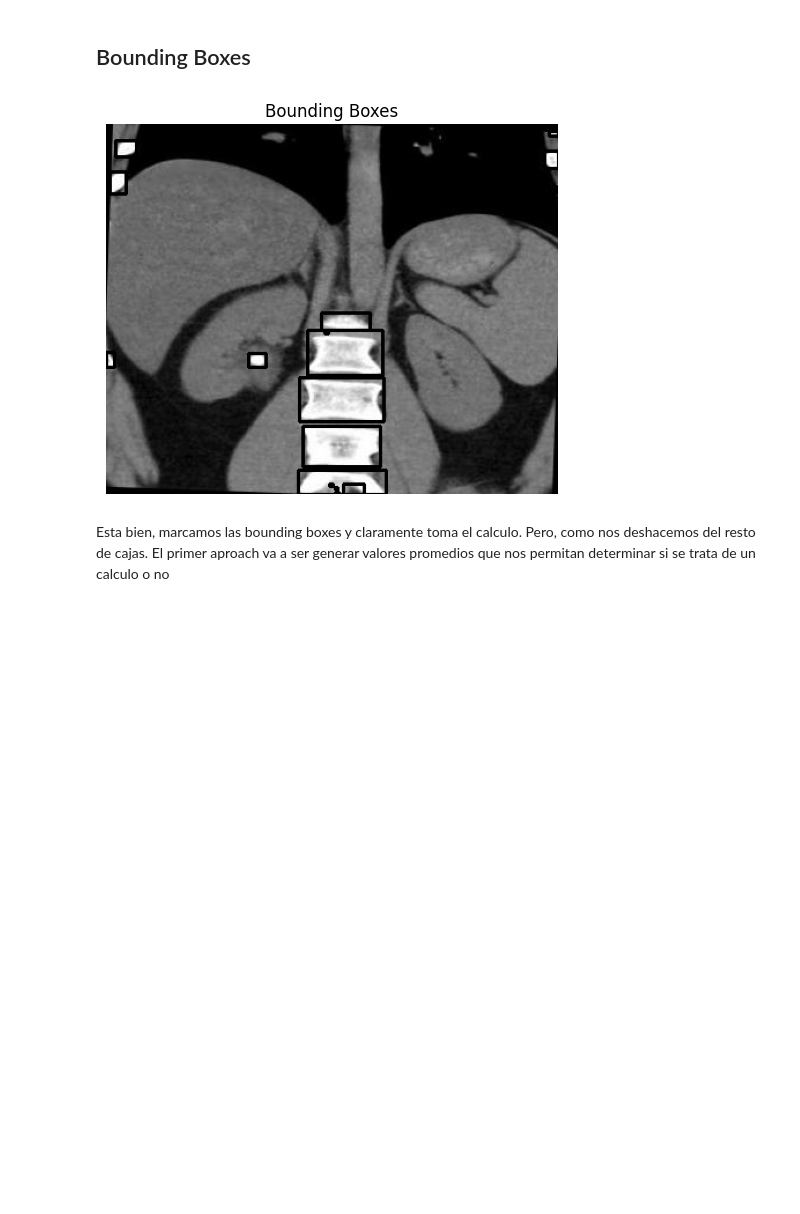
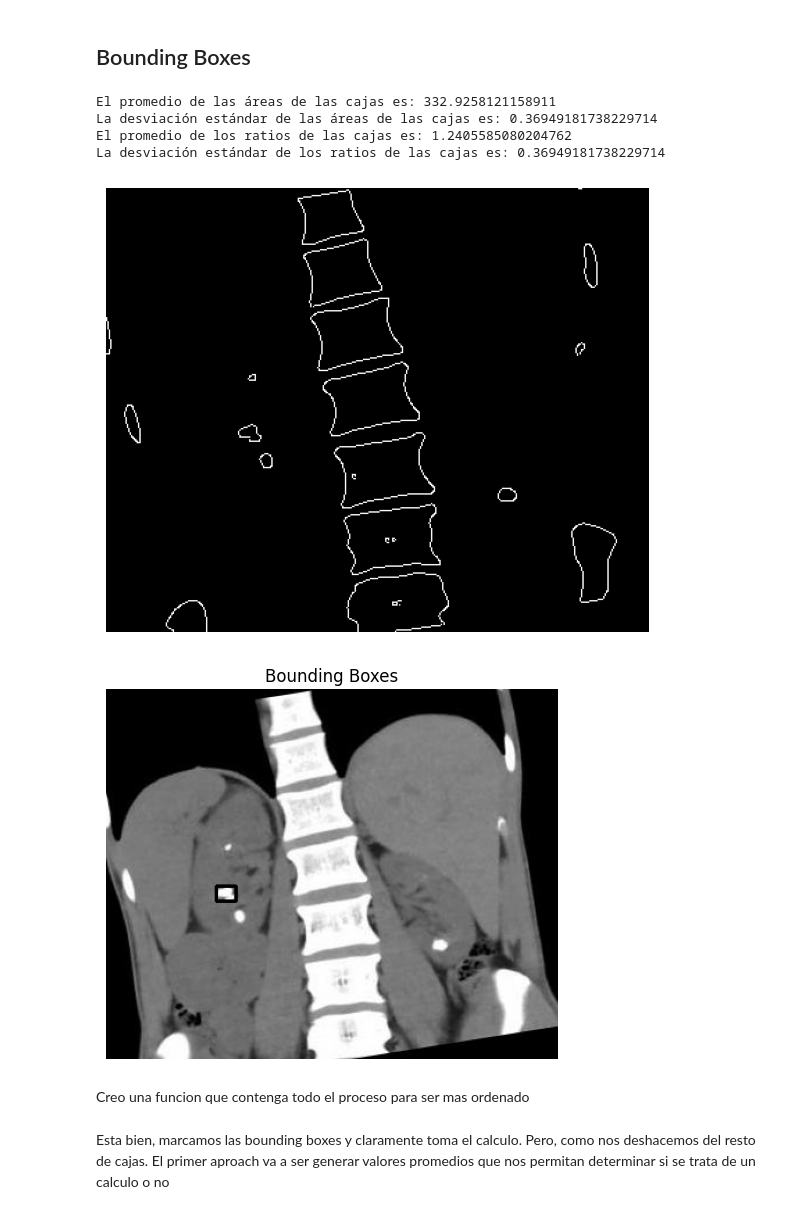
Before and after one commit to Juangonz952/PSIB, a Jupyter notebook: TPs/TP imagenes/TPfinal_IMAGENES.ipynb, the cells around one changed output. Cells and saved outputs as stored; diff of their text form; code cells hidden in the pictures; blank space fills up the shorter version.

```diff
--- a/TPs/TP imagenes/TPfinal_IMAGENES.ipynb
+++ b/TPs/TP imagenes/TPfinal_IMAGENES.ipynb
@@ -74,8 +59,8 @@ for path in train_labels_paths['LabelPath']:
     with open(path, 'r') as file:
         lines = file.read().splitlines()
         separated_values = [line.split() for line in lines]
-        # Convierto los valores a float y los guardo en una lista
-        numeric_values = [[float(value) for value in line] for line in separated_values]
+        # Convierto los valores a float y aplano la lista
+        numeric_values = [float(value) for line in separated_values for value in line]
     train_labels.append(numeric_values)
 # %% [markdown]
 La lista "labels" contiene informacion sobre las dimensiones de las bounding box de cada calculo renal
@@ -209,7 +194,7 @@ for i in range(0, 10):
 [figure]
 [figure]
 # %%
-img=train_images[0]
+img=train_images[1]
 img_cluster, centros=kmeans(img,3,10,0.9)
 fig,ax = plt.subplots(1,2,figsize=(15,5))
 print(centros)
@@ -264,19 +249,53 @@ plt.show()
 # %% [markdown]
 ## Bounding Boxes
+# %%
+def promedios_cajas(labels):
+    Areas = []
+    Ratios = []
+    for i in range(len(labels)):
+        if len(labels[i])>4:
+            for j in range(1,len(labels[i]),5):
+                w = labels[i][j+2]*391
+                h = labels[i][j+3]*320
+                ratio = w/h
+                Ratios.append(ratio)
+                Areas.append(w*h)
+    return np.mean(Areas), np.std(Areas), np.mean(Ratios), np.std(Ratios)
+# %%
+Prom_A, Desv_A,Prom_R,Desv_R = promedios_cajas(train_labels)
+print(f"El promedio de las áreas de las cajas es: {Prom_A}")
+print(f"La desviación estándar de las áreas de las cajas es: {Desv_R}")
+print(f"El promedio de los ratios de las cajas es: {Prom_R}")
+print(f"La desviación estándar de los ratios de las cajas es: {Desv_R}")
+# %% [output]
+El promedio de las áreas de las cajas es: 332.9258121158911
+La desviación estándar de las áreas de las cajas es: 0.36949181738229714
+El promedio de los ratios de las cajas es: 1.2405585080204762
+La desviación estándar de los ratios de las cajas es: 0.36949181738229714
 # %%
-
+Prom_A, Desv_A,Prom_R,Desv_R = promedios_cajas(train_labels)
+img = train_images[15]
+img_cluster, centros=kmeans(img,3,10,0.9)
+imgbin=binarizar(img_cluster,centros)[1]
+img_Canny = cv2.Canny(imgbin, 200, 256)
+plt.figure(figsize=(7,7))
+plt.imshow(img_Canny, cmap="gray",vmin=0, vmax=255)
+plt.axis(False)
+plt.show()
 # Find contours
 contours, _ = cv2.findContours(img_Canny, cv2.RETR_EXTERNAL, cv2.CHAIN_APPROX_SIMPLE)
 
 # Draw bounding boxes
 for contour in contours:
     x, y, w, h = cv2.boundingRect(contour)
-    cv2.rectangle(img, (x, y), (x+w, y+h), (0, 255, 0), 2)
-
-# Display the result
+    # Comparar el área del contorno con el promedio y desviación estándar calculados
+    if .5*Prom < w*h < 1.5*Prom and Prom_R - Desv_R < w/h < Prom_R + Desv_R:
+        cv2.rectangle(img, (x, y), (x+w, y+h), (0, 255, 0), 2)
+    # Mostrar el resultado
 plt.imshow(cv2.cvtColor(img, cv2.COLOR_BGR2RGB))
 plt.title('Bounding Boxes')
 plt.axis('off')
 plt.show()
 # %% [output]
-[figure, old version]
+[figure, new version]
+[figure, added]
@@ -298,2 +302,4 @@ def Boxes(img):
+# %% [markdown]
+Creo una funcion que contenga todo el proceso para ser mas ordenado
 # %% [markdown]
 Esta bien, marcamos las bounding boxes y claramente toma el calculo. Pero, como nos deshacemos del resto de cajas. El primer aproach va a ser generar valores promedios que nos permitan determinar si se trata de un calculo o no
```
Also changed, not shown: parts of 12 cells of this notebook.
